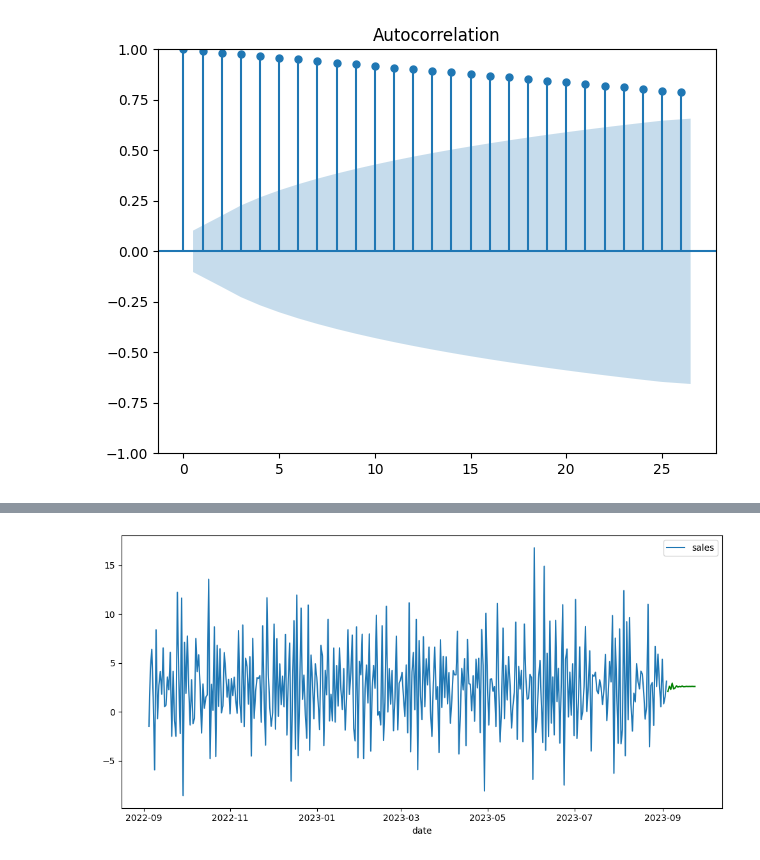
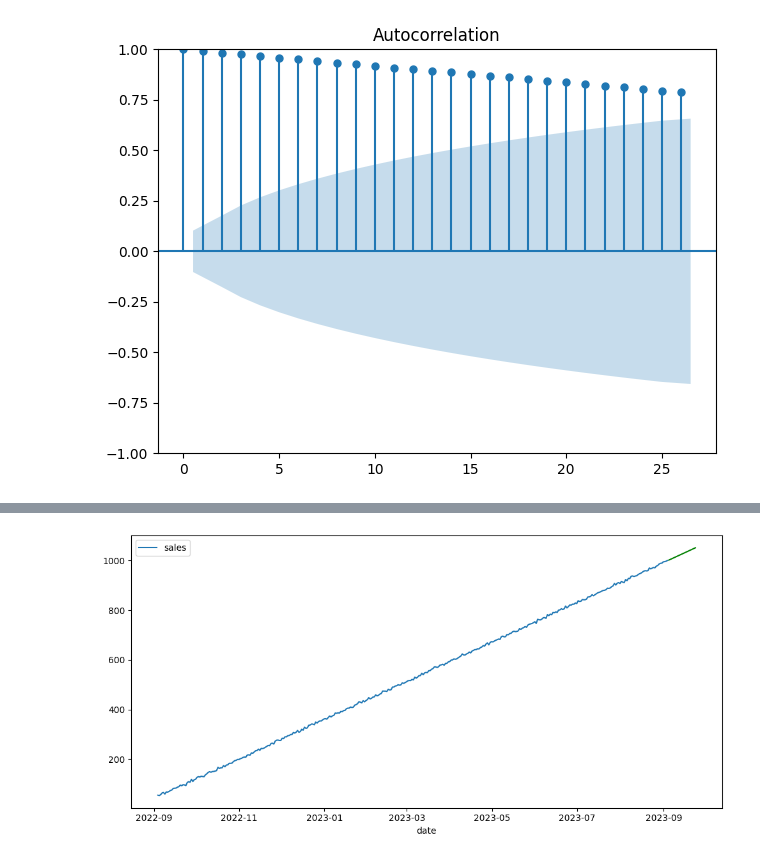
Before and after one commit to 4GeeksAcademy/alfonsoMG_TimeSeries, a Jupyter notebook: src/ts.ipynb, the cells around one changed output, grey strips where cells are left out. Saved outputs shown, nothing was run; the diff lists cells and outputs as text; code cells hidden in the pictures.

```diff
--- a/src/explore.ipynb
+++ b/src/ts.ipynb
@@ -144,4 +167,6 @@ dtype: float64
 # %%
-model = auto_arima(ts_stationary, seasonal = True, trace = True, m = 7)
+model = auto_arima(ts, seasonal = False, trace = True, m = 7)
+
+dump(model, open("/workspaces/alfonsoMG_TimeSeries/models/arima.pk", "wb"))
 # %% [output]
 Performing stepwise search to minimize aic
@@ -185,11 +212,11 @@ Freq: D, dtype: float64
 # %%
 fig, axis = plt.subplots(figsize = (10, 5))
 
-sns.lineplot(data = ts_stationary)
+sns.lineplot(data = ts)
 sns.lineplot(data = forecast, c = "green")
 
 plt.tight_layout()
 
 plt.show()
 # %% [output]
-[figure, old version]
+[figure, new version]
```
Also changed, not shown: parts of 27 cells of this notebook, 6 other files.
